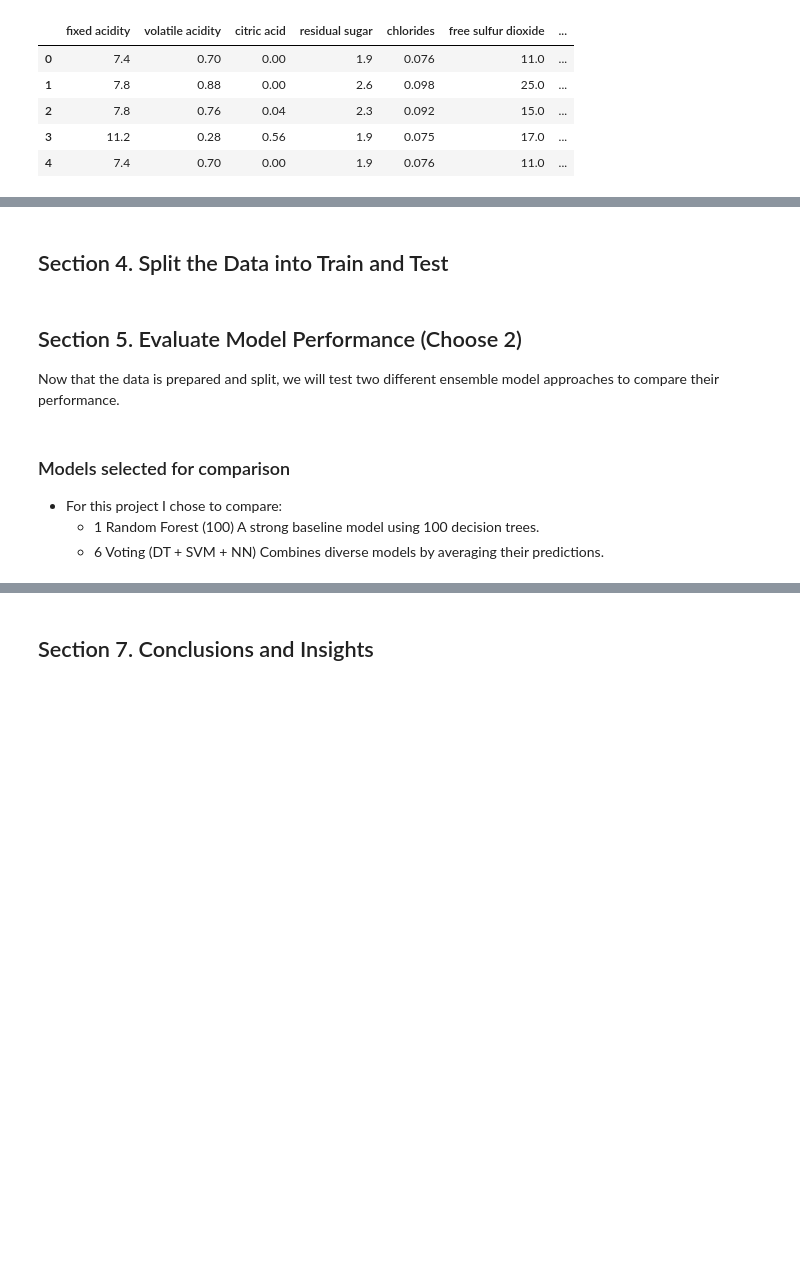
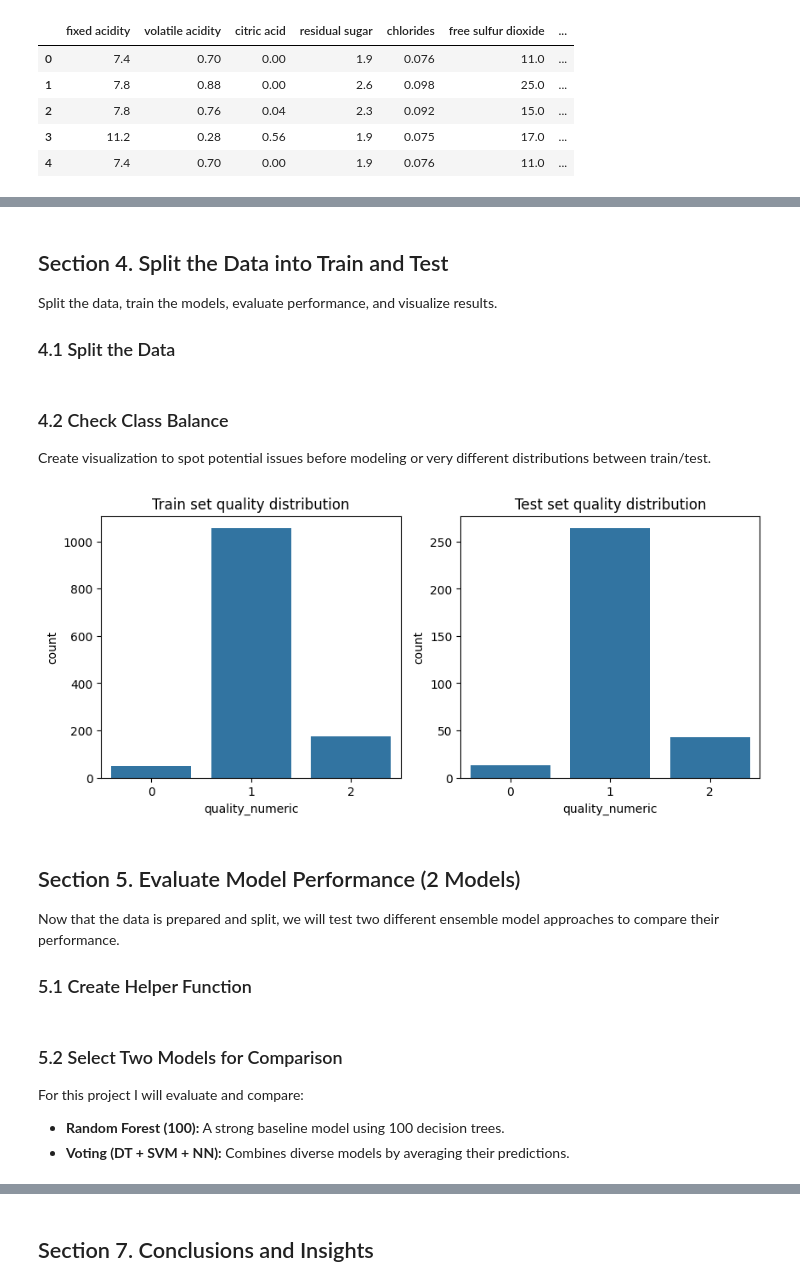
Before and after one commit to abeaderstadt/applied-ml-beaderstadt, a Jupyter notebook: notebooks/project05/ensemble-beaderstadt.ipynb, the cells around one changed output, grey strips where cells are left out. Drawn from its saved outputs; the diff is of its cells as text; code cells hidden in the pictures; blank space fills up the shorter version.

```diff
--- a/notebooks/project05/ensemble-beaderstadt.ipynb
+++ b/notebooks/project05/ensemble-beaderstadt.ipynb
@@ -139,14 +154,32 @@ X = df.drop(columns=["quality", "quality_label", "quality_numeric"])  # Features
 y = df["quality_numeric"]  # Target
 # %% [markdown]
 ## Section 4. Split the Data into Train and Test
+Split the data, train the models, evaluate performance, and visualize results.
+
+### 4.1 Split the Data
 # %%
 # Train/test split (stratify to preserve class balance)
 X_train, X_test, y_train, y_test = train_test_split(
     X, y, test_size=0.2, random_state=42, stratify=y
 )
+# %% [markdown]
+### 4.2 Check Class Balance
+Create visualization to spot potential issues before modeling or very different distributions between train/test.
+# %%
+# Compare class distribution in train vs test
+fig, axes = plt.subplots(1, 2, figsize=(10,4))
+sns.countplot(x=y_train, ax=axes[0])
+axes[0].set_title("Train set quality distribution")
+sns.countplot(x=y_test, ax=axes[1])
+axes[1].set_title("Test set quality distribution")
+plt.show()
+# %% [output]
+[figure, added]
 # %% [markdown]
-## Section 5.  Evaluate Model Performance (Choose 2)
+## Section 5.  Evaluate Model Performance (2 Models)
 Now that the data is prepared and split, we will test two different ensemble model approaches to compare their performance.
+
+### 5.1 Create Helper Function
 # %%
 # Helper function to train and evaluate models
 def evaluate_model(name, model, X_train, y_train, X_test, y_test, results):
@@ -176,10 +209,10 @@ def evaluate_model(name, model, X_train, y_train, X_test, y_test, results):
         }
     )
 # %% [markdown]
-### Models selected for comparison
-- For this project I chose to compare:
-  - 1	Random Forest (100)	A strong baseline model using 100 decision trees.
-  - 6	Voting (DT + SVM + NN)	Combines diverse models by averaging their predictions.
+### 5.2 Select Two Models for Comparison
+For this project I will evaluate and compare:
+  - **Random Forest (100):** A strong baseline model using 100 decision trees.
+  - **Voting (DT + SVM + NN):**	Combines diverse models by averaging their predictions.
 # %%
 results = []
 
```
Also changed, not shown: parts of 25 cells of this notebook, 2 other files.
